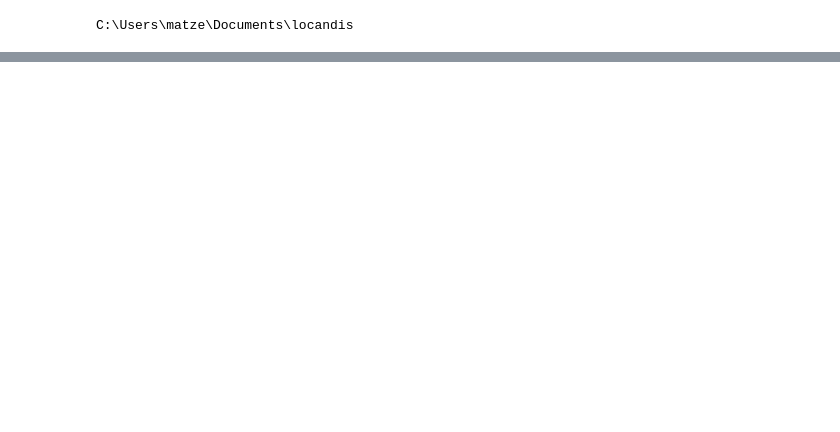
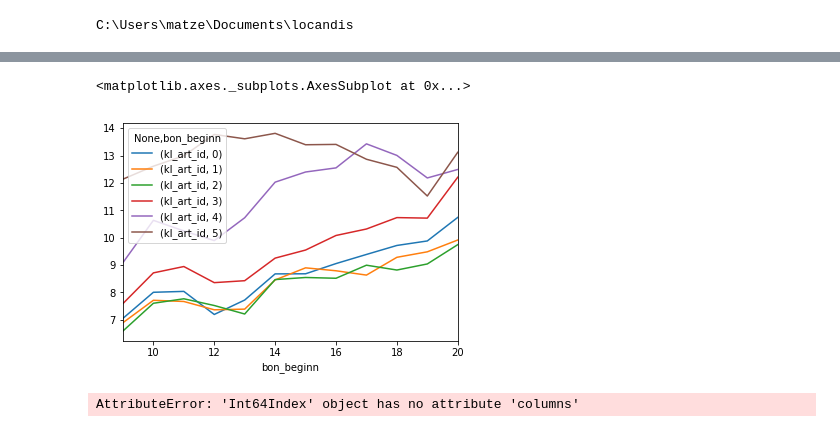
Before and after one commit to mazelbr/loc, a Jupyter notebook: locandis_data.ipynb, the cells around one changed output, grey strips where cells are left out. Saved outputs shown, nothing was run; the diff lists cells and outputs as text; code cells hidden in the pictures; blank space fills up the shorter version.

```diff
--- a/locandis_data.ipynb
+++ b/locandis_data.ipynb
@@ -323,0 +506,17 @@ Name: bon_id, dtype: int64
+# %%
+#durchschittliche artikel pro warenkorb im tages bzw wochenverlauf
+(df.query('bon_beginn.dt.hour > 8').
+ groupby([df.bon_beginn.dt.dayofweek,df.bon_beginn.dt.hour,'bon_id']).
+ aggregate({'kl_art_id':'nunique'}).mean(level=[0,1]).unstack(level=0).plot()
+)
+
+df.columns.droplevel(0)
+# %% [output]
+<matplotlib.axes._subplots.AxesSubplot at 0x...>
+[figure, added]
+# %%
+(df.query('bon_beginn.dt.hour > 8').
+ groupby([df.bon_beginn.dt.dayofweek,df.bon_beginn.dt.hour,'bon_id']).
+ aggregate({'kl_art_id':'nunique'}).mean(level=[0,1]).unstack(level=0).columns.droplevel(0))
+# %% [output]
+AttributeError: 'Int64Index' object has no attribute 'columns'
```
Also changed, not shown: parts of 39 cells of this notebook.
